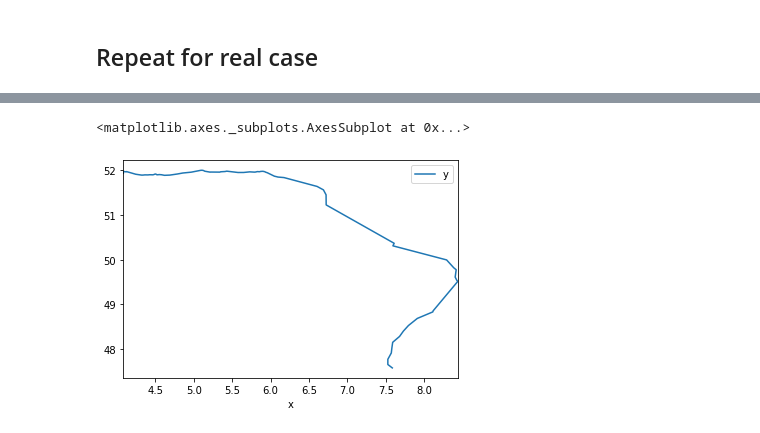
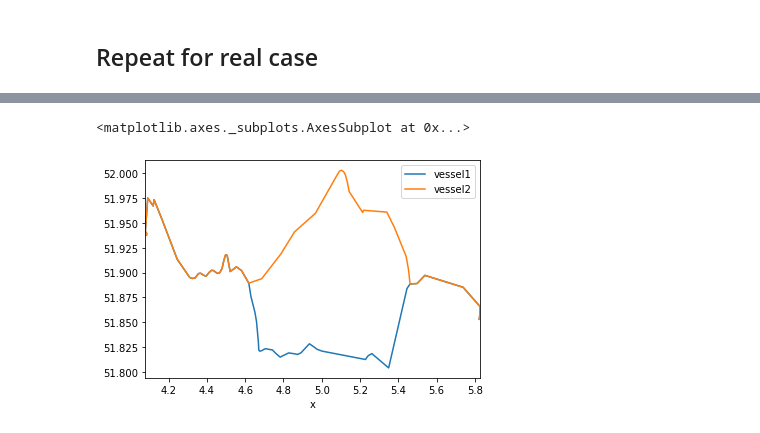
Before and after one commit to Deltares-research/digitaltwin-waterway, a Jupyter notebook: notebooks/scenario-afsluiting.ipynb, the cells around one changed output, grey strips where cells are left out. Cells and saved outputs as stored; diff of their text form; code cells hidden in the pictures.

Commit message:
changed route to Rotterdam-Nijmegen with block at St Andries

```diff
--- a/notebooks/scenario-afsluiting.ipynb
+++ b/notebooks/scenario-afsluiting.ipynb
@@ -55,7 +56,9 @@ def find_closest_node(G, point):
 locations = {
     'Transferium Maasvlakte': shapely.geometry.Point(4.087406, 51.936737),
     'Neusse': shapely.geometry.Point(6.708892, 51.215737),
-    'Basel': shapely.geometry.Point(7.640572, 47.555449)
+    'Basel': shapely.geometry.Point(7.640572, 47.555449),
+    'Nijmegen': shapely.geometry.Point(5.8161152, 51.8570535),
+    'Waal at St. Andries': shapely.geometry.Point(5.350339, 51.803965)
 }
 
 # find the closest nodes on the graph
@@ -95,8 +73,4 @@ env = simpy.Environment(initial_time = time.mktime(simulation_start.timetuple())
 env.epoch = time.mktime(simulation_start.timetuple())
 
 # Add graph to environment
-env.FG = G
-
-# quick check on the graph: do the edges have resources?
-edge = env.FG.edges[8864523.0,8864358.0]
-print(f'Edges have resources? {"Resources" in edge.keys()}')
+env.FG = G.copy()
@@ -118,0 +77,16 @@ print(env.FG.edges['FN410','FN416']['Length'])
+# %%
+# Find basic route
+start_point = locations_nodes['Transferium Maasvlakte']
+end_point = locations_nodes['Nijmegen']
+path = nx.dijkstra_path(env.FG, start_point, end_point, weight='Length')
+
+# blockin at...
+blocking = locations_nodes['Waal at St. Andries']
+
+# assert that the blocking is in the route
+print(f'The blocking is in the path: {blocking in path}')
+assert blocking in path, 'Blocking should be in the shortest path'
+
+# quick check on the graph: do the edges have resources?
+edge = list(env.FG.edges(blocking))[0]
+print(f'Edges have resources? {"Resources" in env.FG.edges[edge].keys()}')
@@ -255,8 +214,16 @@ df2.head(6).append(df2.tail(6))
 # %%
+# create figure
+fix, ax = plt.subplots()
+
 # get log and plot track of vessel 1
 df1['x'] = df1.Geometry.apply(lambda geom: geom.x)
 df1['y'] = df1.Geometry.apply(lambda geom: geom.y)
-df1.plot('x', 'y')
+df1.plot('x', 'y', label='vessel1', ax=ax)
+
+# get log and plot track of vessel 2
+df2['x'] = df2.Geometry.apply(lambda geom: geom.x)
+df2['y'] = df2.Geometry.apply(lambda geom: geom.y)
+df2.plot('x', 'y', label='vessel2', ax=ax)
 # %% [output]
 <matplotlib.axes._subplots.AxesSubplot at 0x...>
-[figure, old version]
+[figure, new version]
```
Also changed, not shown: parts of 16 cells of this notebook.
